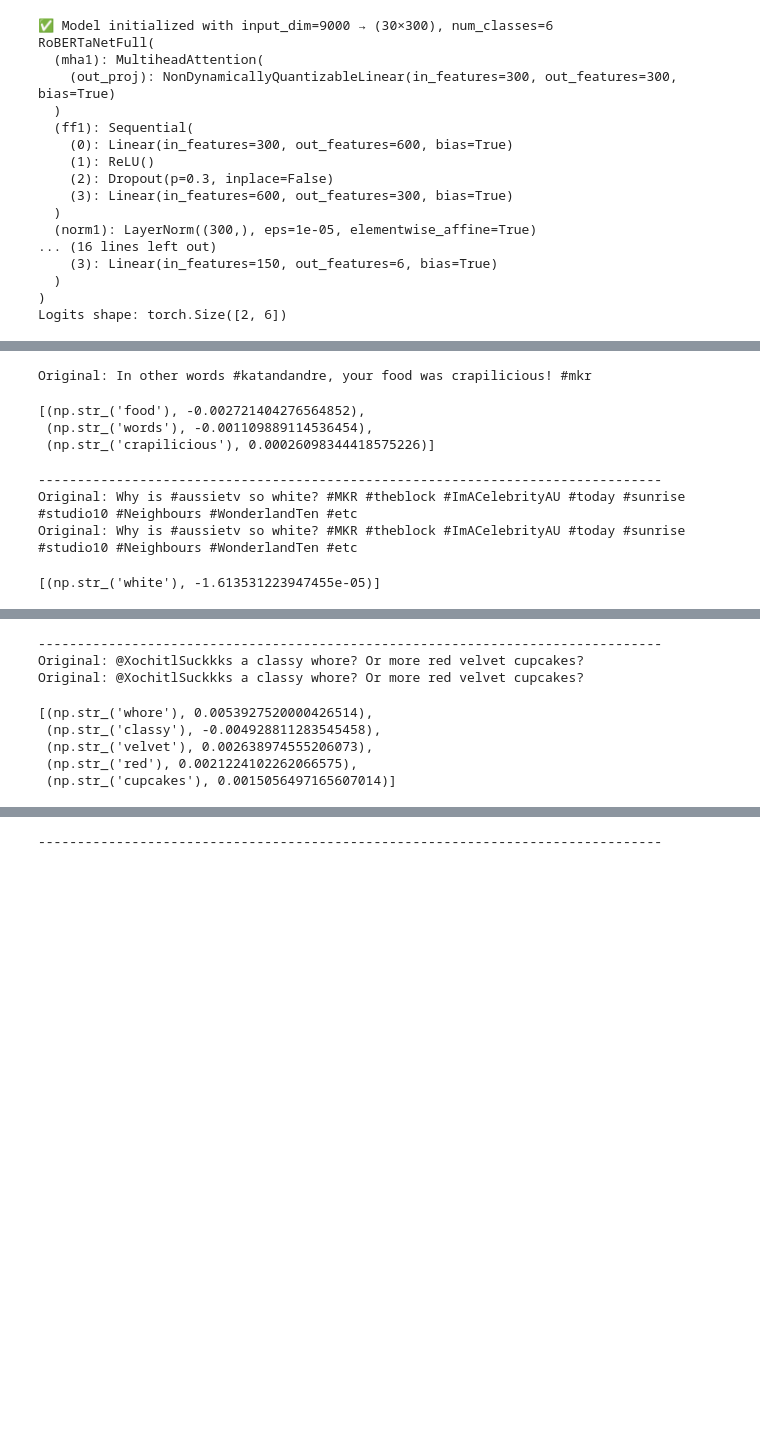
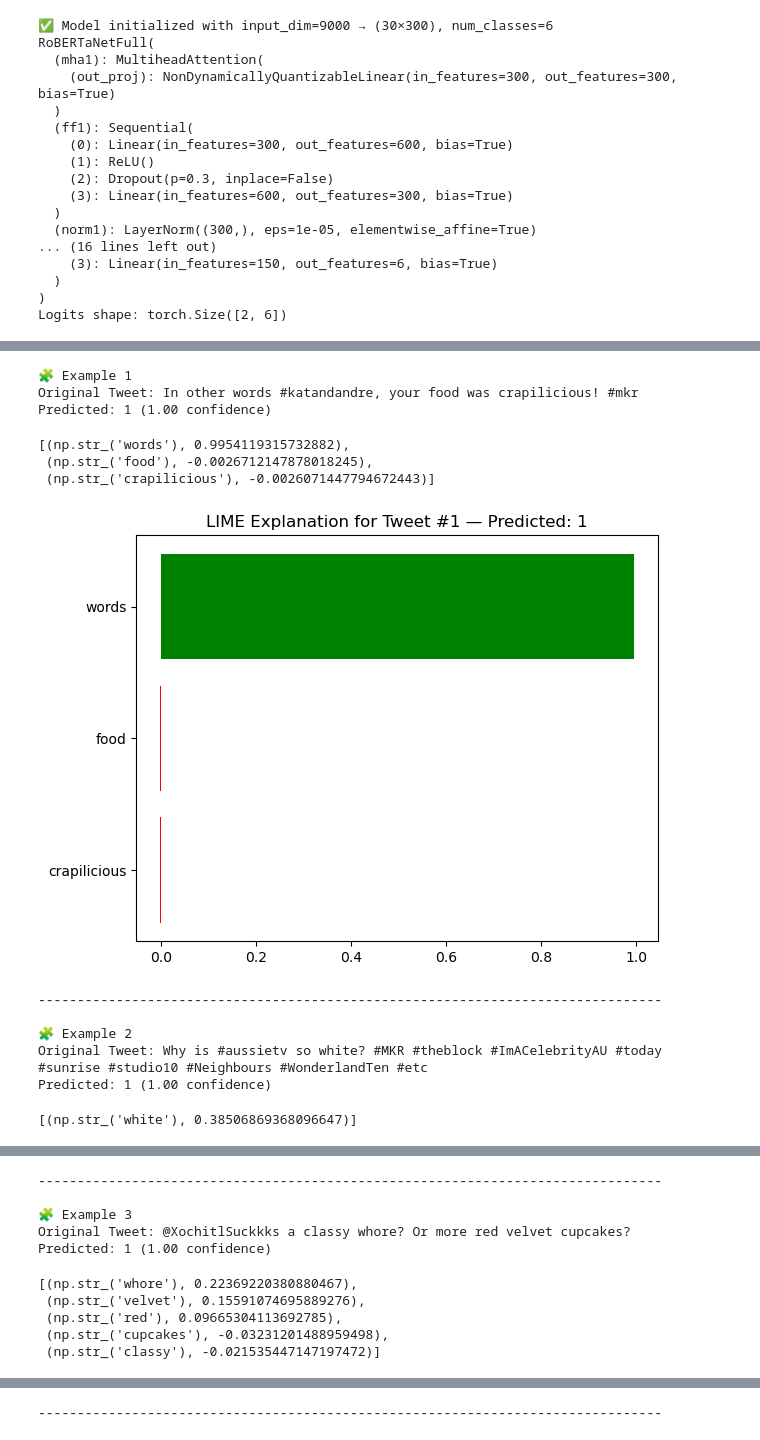
Before and after one commit to krishmonga/cyberbullying-detection, a Jupyter notebook: finalcyber.ipynb, the cells around one changed output, grey strips where cells are left out. Drawn from its saved outputs; the diff is of its cells as text; code cells hidden in the pictures; blank space fills up the shorter version.

```diff
--- a/finalcyber.ipynb
+++ b/finalcyber.ipynb
@@ -765,44 +999,85 @@ Final comparison table:
 # %%
+# ----------------------------------------------------------
+# 🧩 LIME EXPLANATION for RoBERTaNet (IEEE-style Figure 7)
+# ----------------------------------------------------------
 from lime.lime_text import LimeTextExplainer
 import matplotlib.pyplot as plt
+import numpy as np
+import torch
+import torch.nn.functional as F
 
+# ✅ Initialize LIME
 explainer = LimeTextExplainer(class_names=list(classes))
 
+# ✅ Define helper functions for text cleaning & GloVe conversion
+def clean_text(text):
+    """Basic text cleaner to align with preprocessing pipeline."""
+    import re
+    text = text.lower()
+    text = re.sub(r"http\S+|www\S+", "", text)
+    text = re.sub(r"[^a-z\s]", "", text)
+    text = re.sub(r"\s+", " ", text).strip()
+    return text
+
+def get_glove_vector(text):
+    """Get 300-D GloVe mean vector for a given text."""
+    words = text.split()
+    if not words:
+        return np.zeros(300, dtype=np.float32)
+    vecs = [embeddings_index.get(w) for w in words if embeddings_index.get(w) is not None]
+    if not vecs:
+        return np.zeros(300, dtype=np.float32)
+    return np.mean(vecs, axis=0)
+
+# ✅ Prediction function used by LIME
 def predict_proba_from_texts(texts):
+    """Convert raw texts → model probability predictions."""
     X_tmp = np.vstack([get_glove_vector(clean_text(t)) for t in texts])
+
+    # Automatically handle PCA input size (9000D or 300D)
+    n_features_expected = getattr(pca, 'n_features_in_', 9000)
+    if X_tmp.shape[1] != n_features_expected:
+        repeat_factor = int(n_features_expected / X_tmp.shape[1])
+        X_tmp = np.tile(X_tmp, (1, repeat_factor))  # expand 300 → 9000 if needed
+
     X_tmp_pca = pca.transform(X_tmp)
     X_tmp_tensor = torch.tensor(X_tmp_pca, dtype=torch.float32).to(DEVICE)
     with torch.no_grad():
         logits = model(X_tmp_tensor)
         probs = F.softmax(logits, dim=1).cpu().numpy()
     return probs
 
-# Pick a few examples to interpret
+# ✅ Run LIME explanations for 3 sample tweets
 for idx in range(3):
     text = df['clean_text'].iloc[idx]
     probs = predict_proba_from_texts([text])[0]
     pred_class = classes[np.argmax(probs)]
     confidence = np.max(probs)
 
     print(f"\n🧩 Example {idx+1}")
     print("Original Tweet:", df[TEXT_COL].iloc[idx])
     print(f"Predicted: {pred_class} ({confidence:.2f} confidence)")
 
     exp = explainer.explain_instance(text, predict_proba_from_texts, num_features=10)
     display(exp.as_list())  # textual feature-weight pairs
 
-    # Bar-plot visualization like in IEEE Figure 7
+    # Bar chart visualization (IEEE-style Figure 7)
     fig = exp.as_pyplot_figure()
-    plt.title(f"LIME Explanation for Tweet #{idx+1} — Predicted: {pred_class}")
+    plt.title(f"LIME Explanation for Tweet #{idx+1} — Predicted: {pred_class}", fontsize=12)
     plt.tight_layout()
     plt.show()
     print("-" * 80)
 # %% [output]
-Original: In other words #katandandre, your food was crapilicious! #mkr
+🧩 Example 1
+Original Tweet: In other words #katandandre, your food was crapilicious! #mkr
+Predicted: 1 (1.00 confidence)
-[(np.str_('food'), -0.002721404276564852),
- (np.str_('words'), -0.001109889114536454),
- (np.str_('crapilicious'), 0.00026098344418575226)]
+[(np.str_('words'), 0.9954119315732882),
+ (np.str_('food'), -0.0026712147878018245),
+ (np.str_('crapilicious'), -0.0026071447794672443)]
+[figure, added]
 --------------------------------------------------------------------------------
-Original: Why is #aussietv so white? #MKR #theblock #ImACelebrityAU #today #sunrise #studio10 #Neighbours #WonderlandTen #etc
-Original: Why is #aussietv so white? #MKR #theblock #ImACelebrityAU #today #sunrise #studio10 #Neighbours #WonderlandTen #etc
+
+🧩 Example 2
+Original Tweet: Why is #aussietv so white? #MKR #theblock #ImACelebrityAU #today #sunrise #studio10 #Neighbours #WonderlandTen #etc
+Predicted: 1 (1.00 confidence)
-[(np.str_('white'), -1.613531223947455e-05)]
+[(np.str_('white'), 0.38506869368096647)]
@@ -809,8 +1085,10 @@ Original: Why is #aussietv so white? #MKR #theblock #ImACelebrityAU #today #sunr
 --------------------------------------------------------------------------------
-Original: @XochitlSuckkks a classy whore? Or more red velvet cupcakes?
-Original: @XochitlSuckkks a classy whore? Or more red velvet cupcakes?
+
+🧩 Example 3
+Original Tweet: @XochitlSuckkks a classy whore? Or more red velvet cupcakes?
+Predicted: 1 (1.00 confidence)
-[(np.str_('whore'), 0.0053927520000426514),
- (np.str_('classy'), -0.004928811283545458),
- (np.str_('velvet'), 0.002638974555206073),
- (np.str_('red'), 0.0021224102262066575),
- (np.str_('cupcakes'), 0.0015056497165607014)]
+[(np.str_('whore'), 0.22369220380880467),
+ (np.str_('velvet'), 0.15591074695889276),
+ (np.str_('red'), 0.09665304113692785),
+ (np.str_('cupcakes'), -0.03231201488959498),
+ (np.str_('classy'), -0.021535447147197472)]
```
Also changed, not shown: parts of 12 cells of this notebook, 2 other files.
